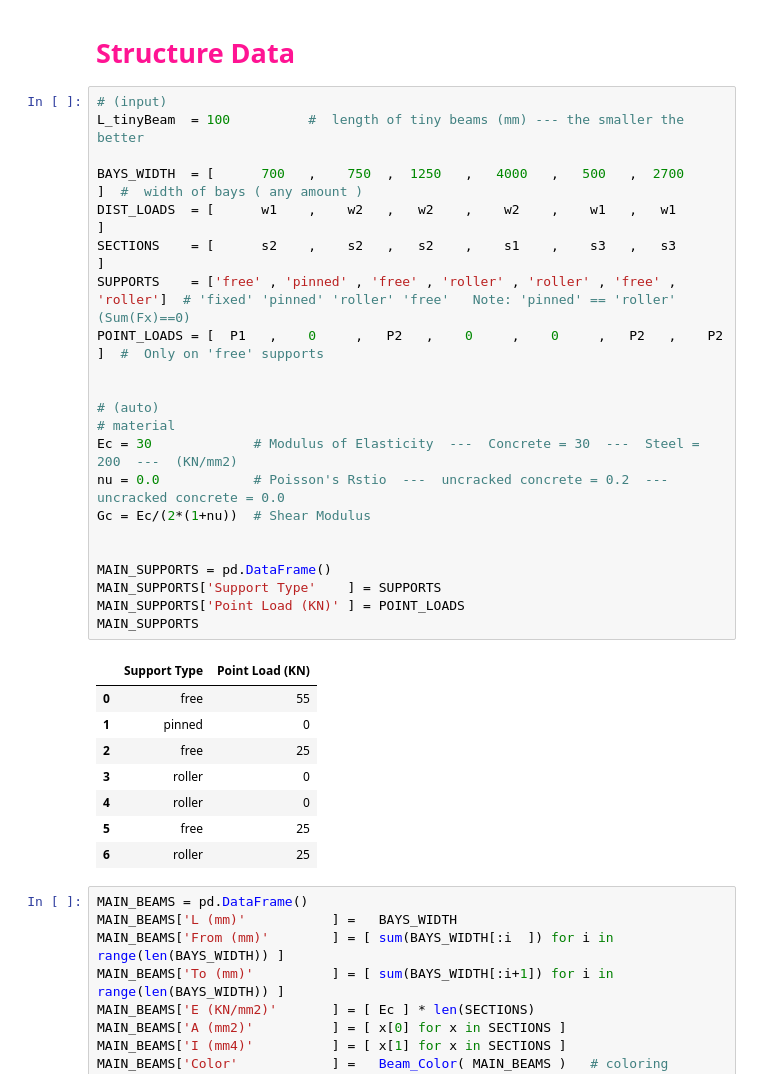
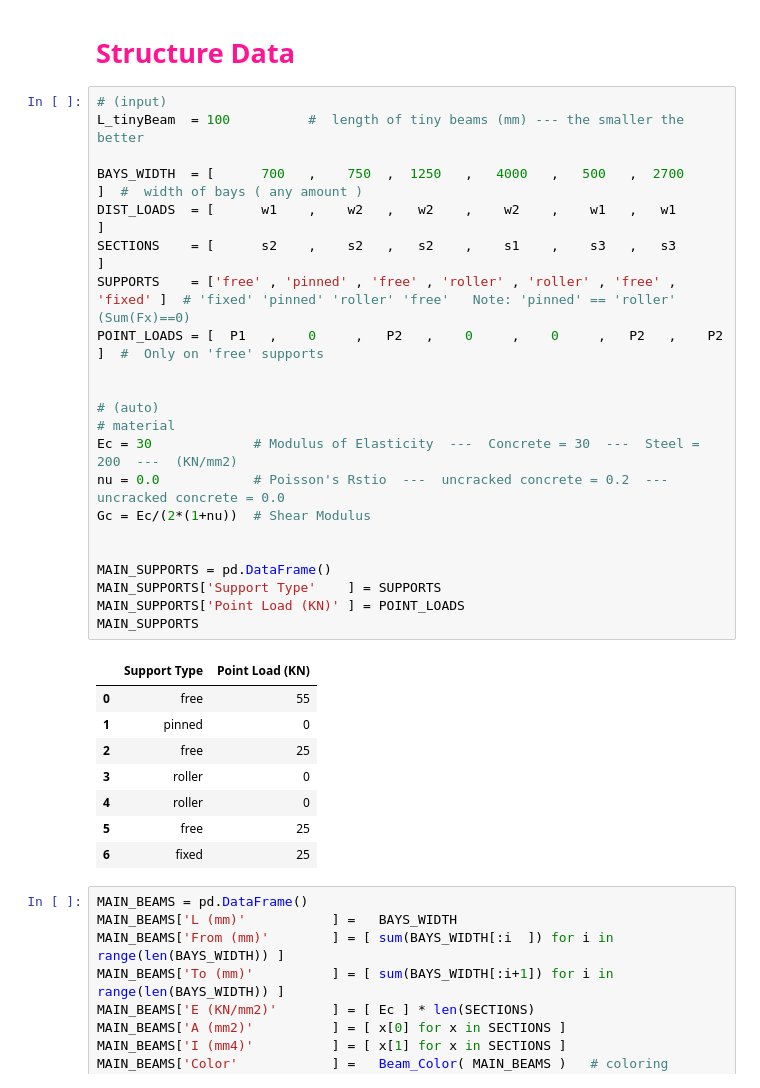
Before and after one commit to seyed7seyed/P_Delta_Analysis, a Jupyter notebook: P_Delta_Analysis_of_2D_Beams_ver_16.ipynb, the cells around one changed output. Saved outputs shown, nothing was run; the diff lists cells and outputs as text.

```diff
--- a/P_Delta_Analysis_of_2D_Beams_ver_16.ipynb
+++ b/P_Delta_Analysis_of_2D_Beams_ver_16.ipynb
@@ -1559,34 +1564,34 @@ b,h = 300,600;   s3 = [ b*h, b*h**3/12 ]
 # %%
 # (input)
 L_tinyBeam  = 100          #  length of tiny beams (mm) --- the smaller the better
 
 BAYS_WIDTH  = [      700   ,    750  ,  1250   ,   4000   ,   500   ,  2700        ]  #  width of bays ( any amount )
 DIST_LOADS  = [      w1    ,    w2   ,   w2    ,    w2    ,    w1   ,   w1         ]
 SECTIONS    = [      s2    ,    s2   ,   s2    ,    s1    ,    s3   ,   s3         ]
-SUPPORTS    = ['free' , 'pinned' , 'free' , 'roller' , 'roller' , 'free' , 'roller']  # 'fixed' 'pinned' 'roller' 'free'   Note: 'pinned' == 'roller' (Sum(Fx)==0)
+SUPPORTS    = ['free' , 'pinned' , 'free' , 'roller' , 'roller' , 'free' , 'fixed' ]  # 'fixed' 'pinned' 'roller' 'free'   Note: 'pinned' == 'roller' (Sum(Fx)==0)
 POINT_LOADS = [  P1   ,    0     ,   P2   ,    0     ,    0     ,   P2   ,    P2   ]  #  Only on 'free' supports
 
 
 # (auto)
 # material
 Ec = 30             # Modulus of Elasticity  ---  Concrete = 30  ---  Steel = 200  ---  (KN/mm2)
 nu = 0.0            # Poisson's Rstio  ---  uncracked concrete = 0.2  ---  uncracked concrete = 0.0
 Gc = Ec/(2*(1+nu))  # Shear Modulus
 
 
 MAIN_SUPPORTS = pd.DataFrame()
 MAIN_SUPPORTS['Support Type'    ] = SUPPORTS
 MAIN_SUPPORTS['Point Load (KN)' ] = POINT_LOADS
 MAIN_SUPPORTS
 # %% [output]
 |  | Support Type | Point Load (KN) |
 | 0 | free | 55 |
 | 1 | pinned | 0 |
 | 2 | free | 25 |
 | 3 | roller | 0 |
 | 4 | roller | 0 |
 | 5 | free | 25 |
-| 6 | roller | 25 |
+| 6 | fixed | 25 |
 # %%
 MAIN_BEAMS = pd.DataFrame()
 MAIN_BEAMS['L (mm)'           ] =   BAYS_WIDTH
```
Also changed, not shown: parts of 5 cells of this notebook.
